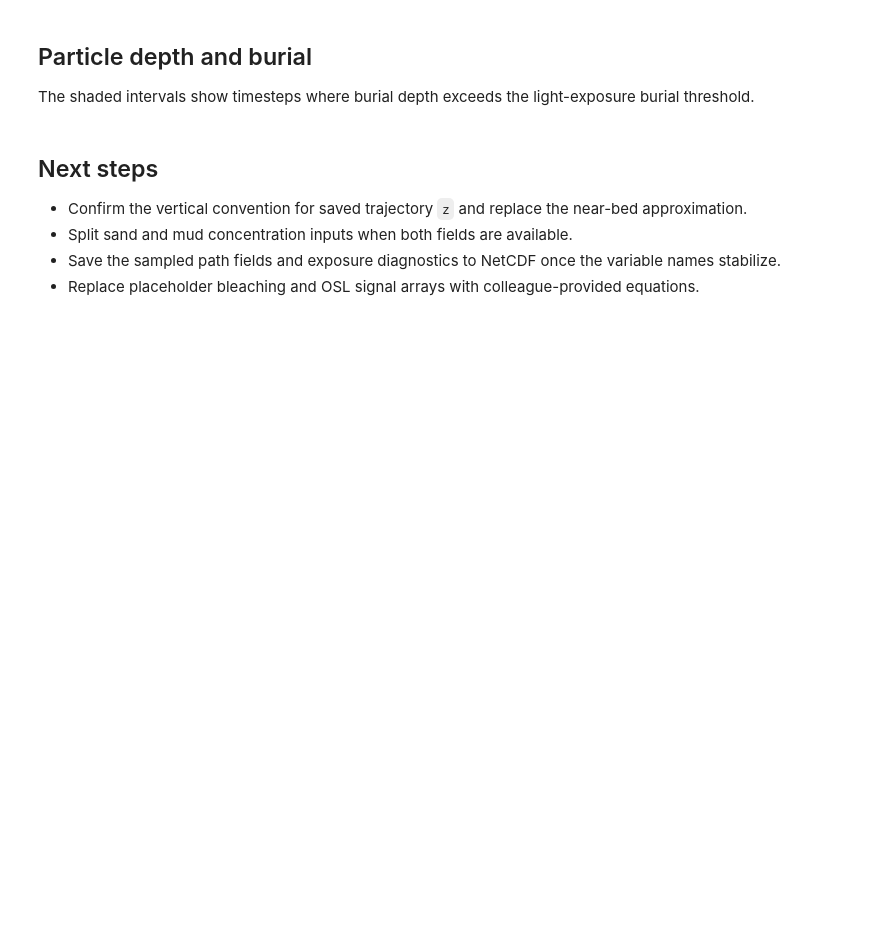
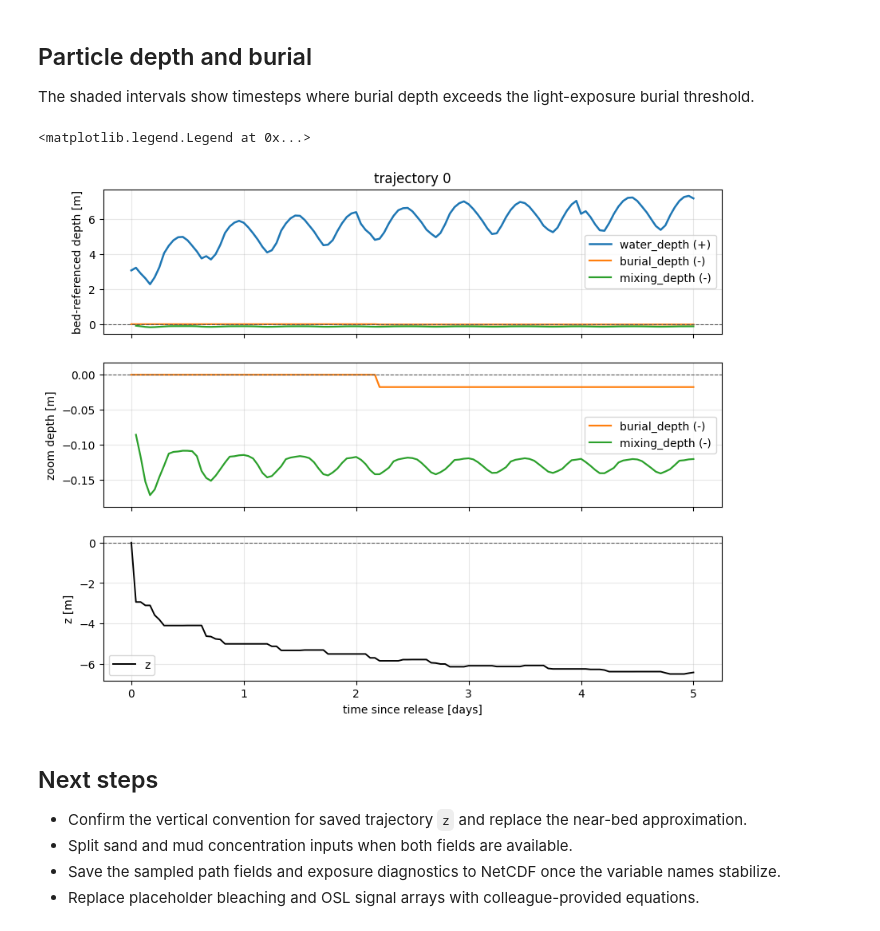
Before and after one commit to sgpearson17/sedtrails-sgp, a Jupyter notebook: examples/light_exposure_offline_workflow.ipynb, the cells around one changed output. Drawn from its saved outputs; the diff is of its cells as text; code cells hidden in the pictures; blank space fills up the shorter version.

```diff
--- a/examples/light_exposure_offline_workflow.ipynb
+++ b/examples/light_exposure_offline_workflow.ipynb
@@ -196,3 +553,68 @@ axes[0].legend(loc="best")
+# %%
+time_days = (track_datetime - track_datetime[0]).astype("timedelta64[s]").astype(float) / 86400.0
+
+particle_index = 0
+water_depth_series = water_depth_at_particle[:, particle_index].astype(float)
+burial_series = np.zeros(track_time.shape, dtype=float) if burial_depth is None else burial_depth[:, particle_index].astype(float)
+mixing_series = np.zeros(track_time.shape, dtype=float) if mixing_depth is None else mixing_depth[:, particle_index].astype(float)
+buried = np.zeros(track_time.shape, dtype=bool) if status_buried is None else status_buried[:, particle_index].astype(bool)
+z_series = (
+    tracks["z"].values[:, selected_particle_index].astype(float)
+    if "z" in tracks
+    else particle_elevation_above_bed.astype(float)
+ )
+
+# Plot burial and mixing below zero so everything is referenced to the bed line.
+burial_neg = -burial_series
+mixing_neg = -mixing_series
+
+fig, axes = plt.subplots(3, 1, figsize=(10, 8.0), sharex=True, gridspec_kw={"hspace": 0.2})
+ax_top, ax_zoom, ax_bottom = axes
+
+# Panel 1: bed-referenced diagnostics (above-bed positive, below-bed negative).
+ax_top.plot(time_days, water_depth_series, color="tab:blue", lw=1.8, label="water_depth (+)")
+ax_top.plot(time_days, burial_neg, color="tab:orange", lw=1.6, label="burial_depth (-)")
+ax_top.plot(time_days, mixing_neg, color="tab:green", lw=1.6, label="mixing_depth (-)")
+ax_top.axhline(0.0, color="0.35", lw=0.8, ls="--")
+
+# Panel 2: zoom near bed for burial and mixing depth.
+ax_zoom.plot(time_days, burial_neg, color="tab:orange", lw=1.6, label="burial_depth (-)")
+ax_zoom.plot(time_days, mixing_neg, color="tab:green", lw=1.6, label="mixing_depth (-)")
+ax_zoom.axhline(0.0, color="0.35", lw=0.8, ls="--")
+max_zoom = np.nanmax(np.abs(np.r_[burial_neg, mixing_neg]))
+if np.isfinite(max_zoom) and max_zoom > 0:
+    ax_zoom.set_ylim(-1.1 * max_zoom, 0.1 * max_zoom)
+
+# Panel 3: raw trajectory z only.
+ax_bottom.plot(time_days, z_series, color="black", lw=1.4, label="z")
+ax_bottom.axhline(0.0, color="0.35", lw=0.8, ls="--")
+
+# Reuse the buried-status intervals as grey shading across all three panels.
+transitions = np.diff(np.r_[0, buried.astype(np.int8), 0])
+starts = np.flatnonzero(transitions == 1)
+stops = np.flatnonzero(transitions == -1)
+for start, stop in zip(starts, stops):
+    right = time_days[max(stop - 1, start)]
+    if right == time_days[start] and start + 1 < time_days.size:
+        right = time_days[start + 1]
+    ax_top.axvspan(time_days[start], right, color="0.8", alpha=0.28, lw=0)
+    ax_zoom.axvspan(time_days[start], right, color="0.8", alpha=0.28, lw=0)
+    ax_bottom.axvspan(time_days[start], right, color="0.8", alpha=0.28, lw=0)
+
+ax_top.set_ylabel("bed-referenced depth [m]")
+ax_zoom.set_ylabel("zoom depth [m]")
+ax_bottom.set_ylabel("z [m]")
+ax_bottom.set_xlabel("time since release [days]")
+ax_top.set_title(particle_label)
+ax_top.grid(True, alpha=0.3)
+ax_zoom.grid(True, alpha=0.3)
+ax_bottom.grid(True, alpha=0.3)
+ax_top.legend(loc="best")
+ax_zoom.legend(loc="best")
+ax_bottom.legend(loc="best")
+# %% [output]
+<matplotlib.legend.Legend at 0x...>
+[figure, added]
 # %% [markdown]
 ## Next steps
 
```
Also changed, not shown: parts of 16 cells of this notebook, 11 other files.
